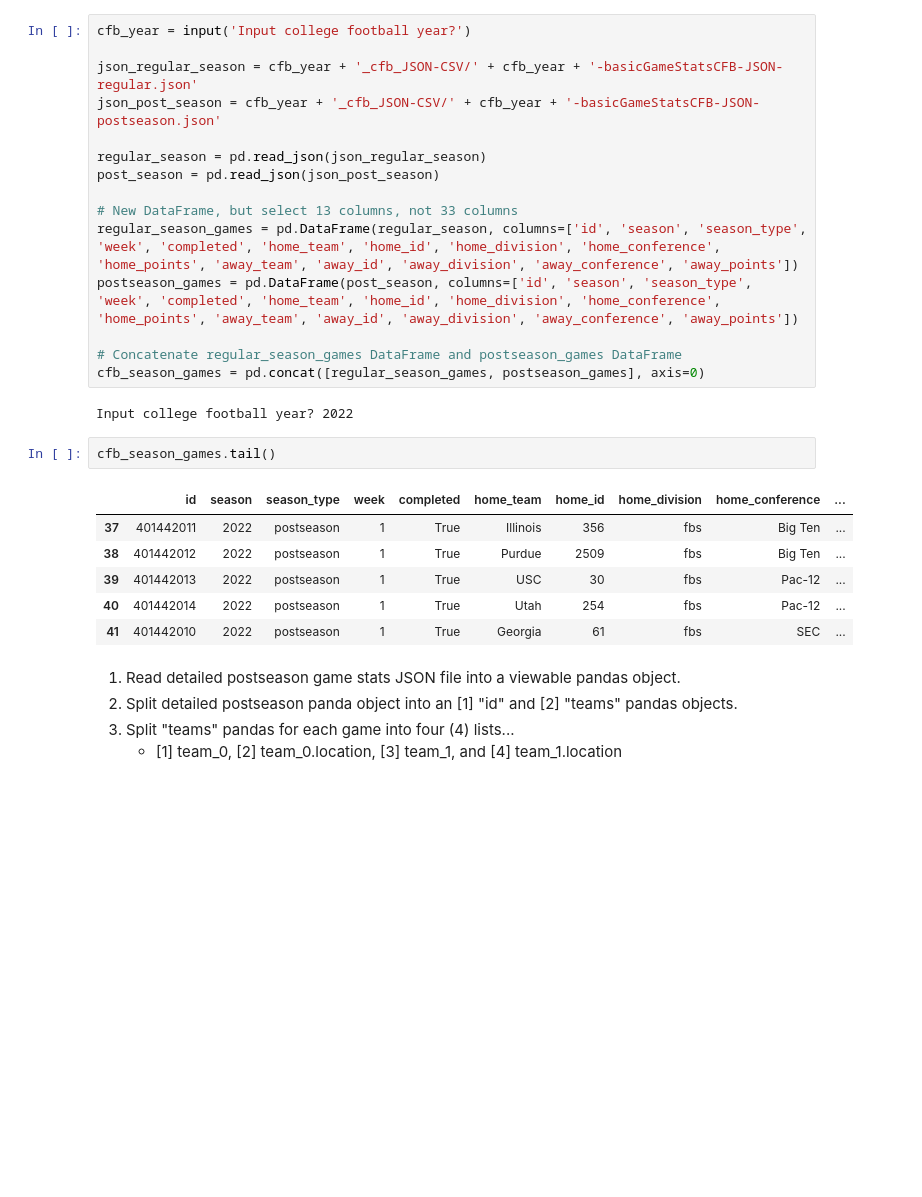
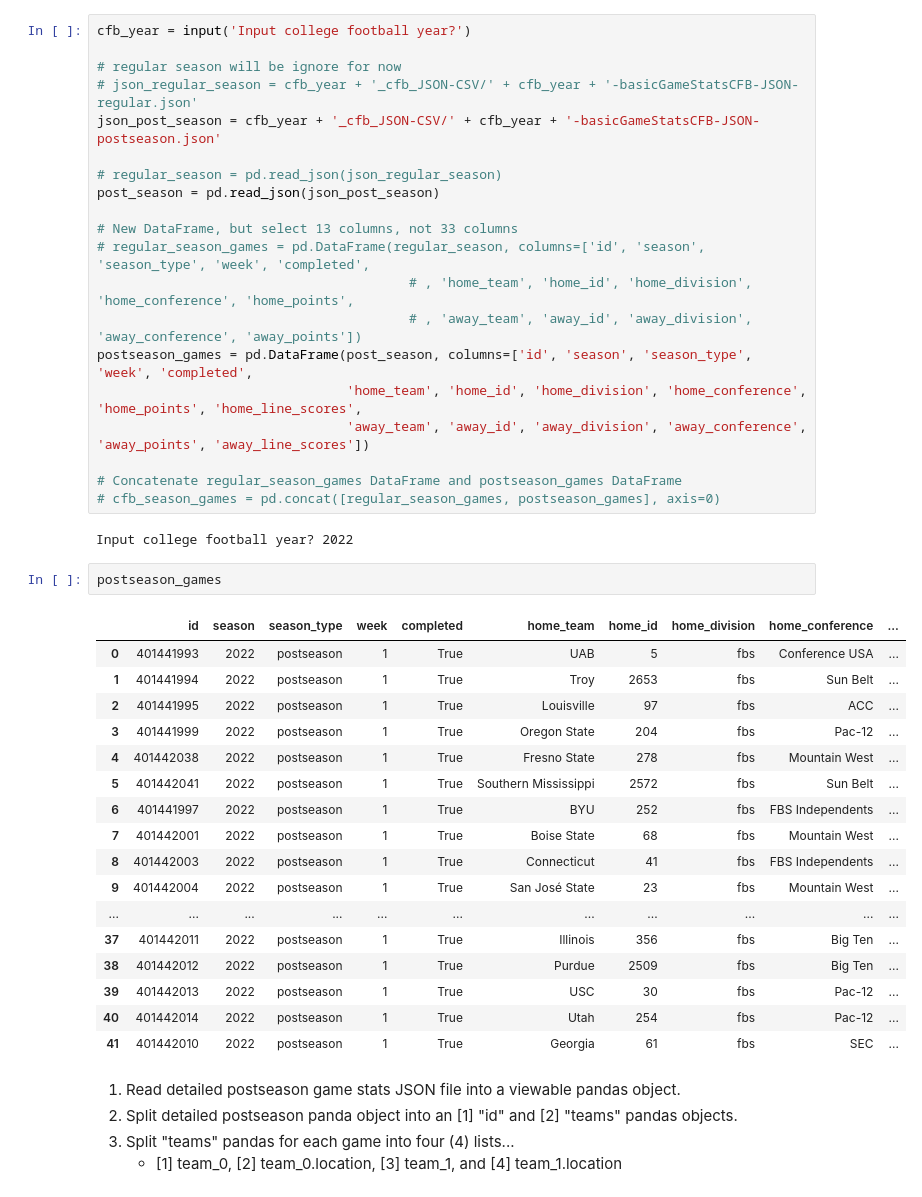
Before and after one commit to r-craig73/cfb_data_wrangling, a Jupyter notebook: cfb_stats_jsons_to_dataframe.ipynb, the cells around one changed output. Cells and saved outputs as stored; diff of their text form; blank space fills up the shorter version.

Commit message:
focus on postseason basic and detailed stats

```diff
--- a/cfb_stats_jsons_to_dataframe.ipynb
+++ b/cfb_stats_jsons_to_dataframe.ipynb
@@ -10,24 +10,40 @@ import numpy as np
 # %%
 cfb_year = input('Input college football year?')
 
-json_regular_season = cfb_year + '_cfb_JSON-CSV/' + cfb_year + '-basicGameStatsCFB-JSON-regular.json'
+# regular season will be ignore for now
+# json_regular_season = cfb_year + '_cfb_JSON-CSV/' + cfb_year + '-basicGameStatsCFB-JSON-regular.json'
 json_post_season = cfb_year + '_cfb_JSON-CSV/' + cfb_year + '-basicGameStatsCFB-JSON-postseason.json'
 
-regular_season = pd.read_json(json_regular_season)
+# regular_season = pd.read_json(json_regular_season)
 post_season = pd.read_json(json_post_season)
 
 # New DataFrame, but select 13 columns, not 33 columns
-regular_season_games = pd.DataFrame(regular_season, columns=['id', 'season', 'season_type', 'week', 'completed', 'home_team', 'home_id', 'home_division', 'home_conference', 'home_points', 'away_team', 'away_id', 'away_division', 'away_conference', 'away_points'])
-postseason_games = pd.DataFrame(post_season, columns=['id', 'season', 'season_type', 'week', 'completed', 'home_team', 'home_id', 'home_division', 'home_conference', 'home_points', 'away_team', 'away_id', 'away_division', 'away_conference', 'away_points'])
+# regular_season_games = pd.DataFrame(regular_season, columns=['id', 'season', 'season_type', 'week', 'completed',
+                                        # , 'home_team', 'home_id', 'home_division', 'home_conference', 'home_points',
+                                        # , 'away_team', 'away_id', 'away_division', 'away_conference', 'away_points'])
+postseason_games = pd.DataFrame(post_season, columns=['id', 'season', 'season_type', 'week', 'completed',
+                                'home_team', 'home_id', 'home_division', 'home_conference', 'home_points', 'home_line_scores',
+                                'away_team', 'away_id', 'away_division', 'away_conference', 'away_points', 'away_line_scores'])
 
 # Concatenate regular_season_games DataFrame and postseason_games DataFrame
-cfb_season_games = pd.concat([regular_season_games, postseason_games], axis=0)
+# cfb_season_games = pd.concat([regular_season_games, postseason_games], axis=0)
 # %% [output]
 Input college football year? 2022
 # %%
-cfb_season_games.tail()
+postseason_games
 # %% [output]
 |  | id | season | season_type | week | completed | home_team | home_id | home_division | home_conference | ... |
+| 0 | 401441993 | 2022 | postseason | 1 | True | UAB | 5 | fbs | Conference USA | ... |
+| 1 | 401441994 | 2022 | postseason | 1 | True | Troy | 2653 | fbs | Sun Belt | ... |
+| 2 | 401441995 | 2022 | postseason | 1 | True | Louisville | 97 | fbs | ACC | ... |
+| 3 | 401441999 | 2022 | postseason | 1 | True | Oregon State | 204 | fbs | Pac-12 | ... |
+| 4 | 401442038 | 2022 | postseason | 1 | True | Fresno State | 278 | fbs | Mountain West | ... |
+| 5 | 401442041 | 2022 | postseason | 1 | True | Southern Mississippi | 2572 | fbs | Sun Belt | ... |
+| 6 | 401441997 | 2022 | postseason | 1 | True | BYU | 252 | fbs | FBS Independents | ... |
+| 7 | 401442001 | 2022 | postseason | 1 | True | Boise State | 68 | fbs | Mountain West | ... |
+| 8 | 401442003 | 2022 | postseason | 1 | True | Connecticut | 41 | fbs | FBS Independents | ... |
+| 9 | 401442004 | 2022 | postseason | 1 | True | San José State | 23 | fbs | Mountain West | ... |
+| ... | ... | ... | ... | ... | ... | ... | ... | ... | ... | ... |
 | 37 | 401442011 | 2022 | postseason | 1 | True | Illinois | 356 | fbs | Big Ten | ... |
 | 38 | 401442012 | 2022 | postseason | 1 | True | Purdue | 2509 | fbs | Big Ten | ... |
 | 39 | 401442013 | 2022 | postseason | 1 | True | USC | 30 | fbs | Pac-12 | ... |
```
Also changed, not shown: parts of 4 cells of this notebook.
